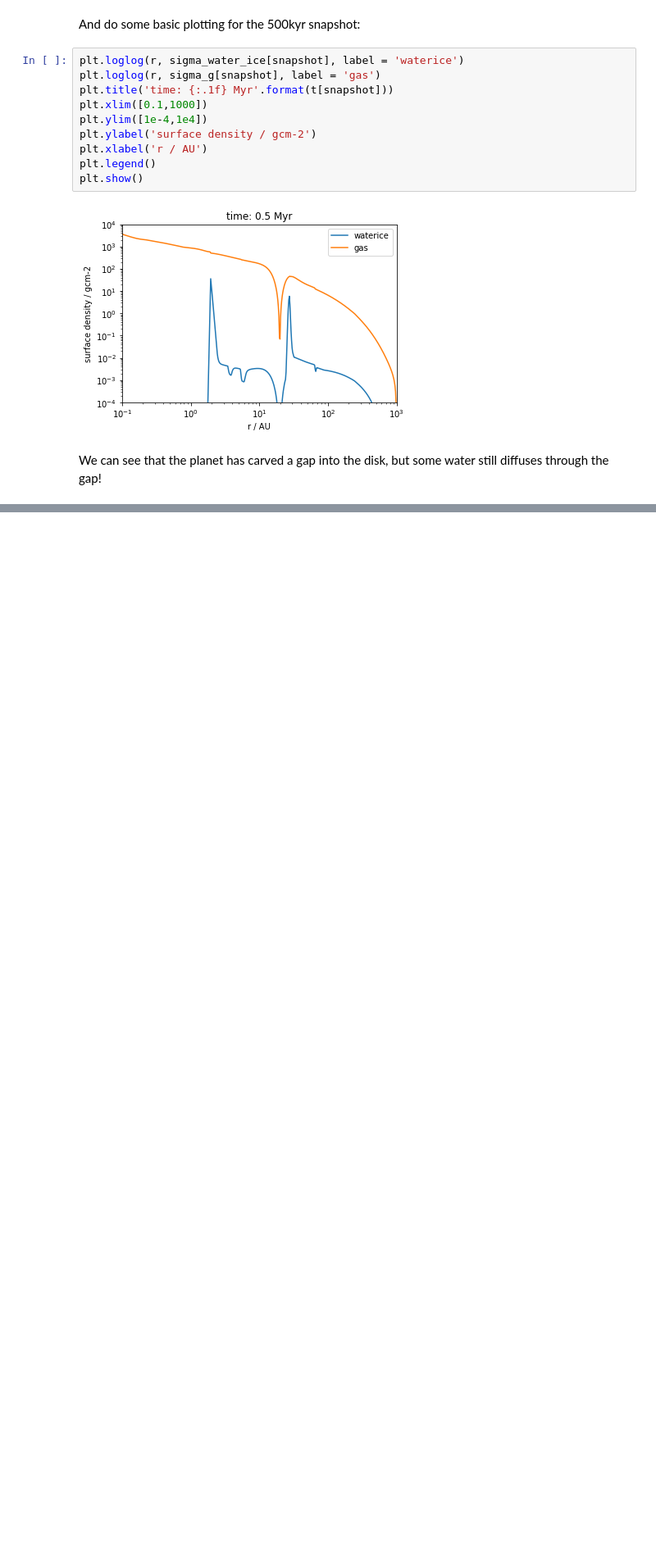
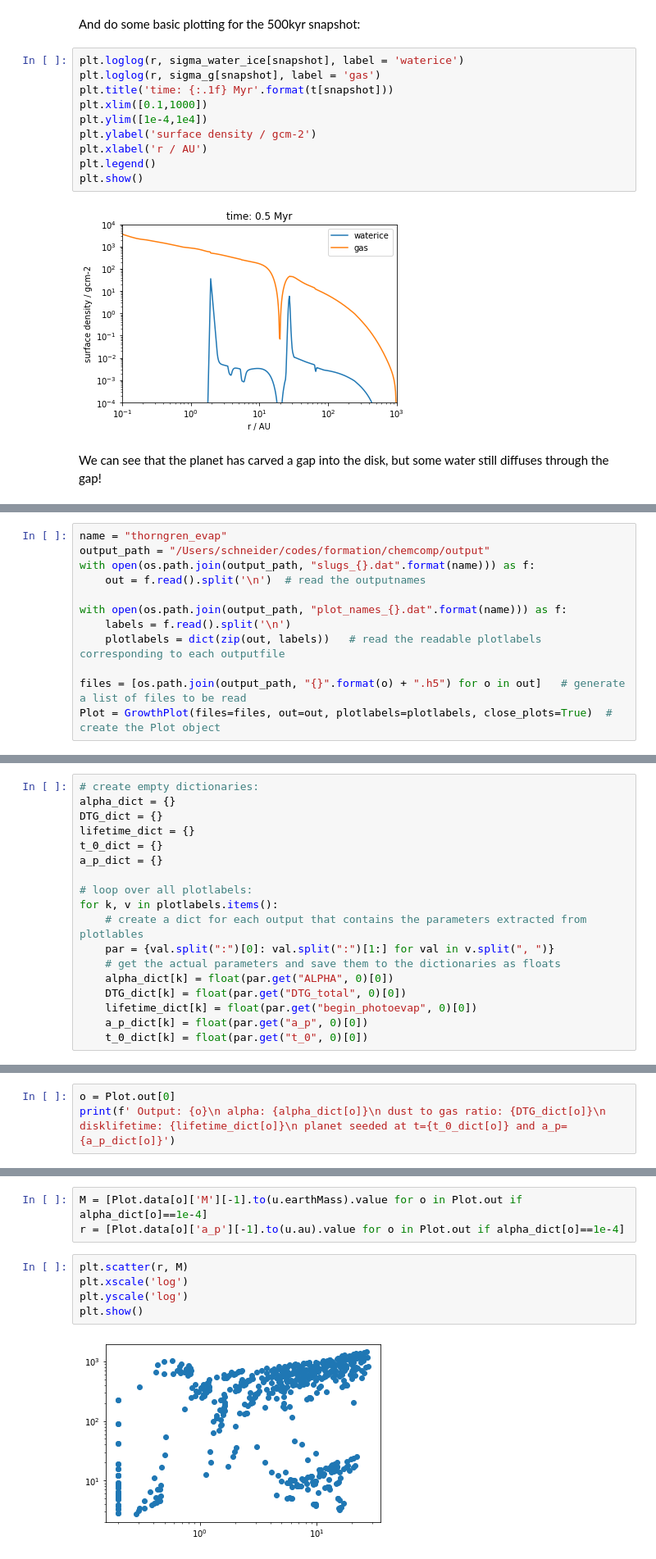
Before and after one commit to AaronDavidSchneider/chemcomp_wiki, a Jupyter notebook: doc/source/notebooks/basic_plotting/basic_plotting.ipynb, the cells around one changed output, grey strips where cells are left out. Shown at 82% size. Drawn from its saved outputs; the diff is of its cells as text; blank space fills up the shorter version.

```diff
--- a/doc/source/notebooks/basic_plotting/basic_plotting.ipynb
+++ b/doc/source/notebooks/basic_plotting/basic_plotting.ipynb
@@ -134,0 +184,12 @@ We can see that the planet has carved a gap into the disk, but some water still
+# %%
+name = "thorngren_evap"
+output_path = "/Users/schneider/codes/formation/chemcomp/output"
+with open(os.path.join(output_path, "slugs_{}.dat".format(name))) as f:
+    out = f.read().split('\n')  # read the outputnames
+
+with open(os.path.join(output_path, "plot_names_{}.dat".format(name))) as f:
+    labels = f.read().split('\n')
+    plotlabels = dict(zip(out, labels))   # read the readable plotlabels corresponding to each outputfile
+
+files = [os.path.join(output_path, "{}".format(o) + ".h5") for o in out]   # generate a list of files to be read
+Plot = GrowthPlot(files=files, out=out, plotlabels=plotlabels, close_plots=True)  # create the Plot object
@@ -134,0 +213,18 @@ We can see that the planet has carved a gap into the disk, but some water still
+# %%
+# create empty dictionaries:
+alpha_dict = {}
+DTG_dict = {}
+lifetime_dict = {}
+t_0_dict = {}
+a_p_dict = {}
+
+# loop over all plotlabels:
+for k, v in plotlabels.items():
+    # create a dict for each output that contains the parameters extracted from plotlables
+    par = {val.split(":")[0]: val.split(":")[1:] for val in v.split(", ")}
+    # get the actual parameters and save them to the dictionaries as floats
+    alpha_dict[k] = float(par.get("ALPHA", 0)[0])
+    DTG_dict[k] = float(par.get("DTG_total", 0)[0])
+    lifetime_dict[k] = float(par.get("begin_photoevap", 0)[0])
+    a_p_dict[k] = float(par.get("a_p", 0)[0])
+    t_0_dict[k] = float(par.get("t_0", 0)[0])
@@ -134,0 +233,3 @@ We can see that the planet has carved a gap into the disk, but some water still
+# %%
+o = Plot.out[0]
+print(f' Output: {o}\n alpha: {alpha_dict[o]}\n dust to gas ratio: {DTG_dict[o]}\n disklifetime: {lifetime_dict[o]}\n planet seeded at t={t_0_dict[o]} and a_p={a_p_dict[o]}')
@@ -134,0 +244,10 @@ We can see that the planet has carved a gap into the disk, but some water still
+# %%
+M = [Plot.data[o]['M'][-1].to(u.earthMass).value for o in Plot.out if alpha_dict[o]==1e-4]
+r = [Plot.data[o]['a_p'][-1].to(u.au).value for o in Plot.out if alpha_dict[o]==1e-4]
+# %%
+plt.scatter(r, M)
+plt.xscale('log')
+plt.yscale('log')
+plt.show()
+# %% [output]
+[figure, added]
```
Also changed, not shown: parts of 13 cells of this notebook, 1 other file.
